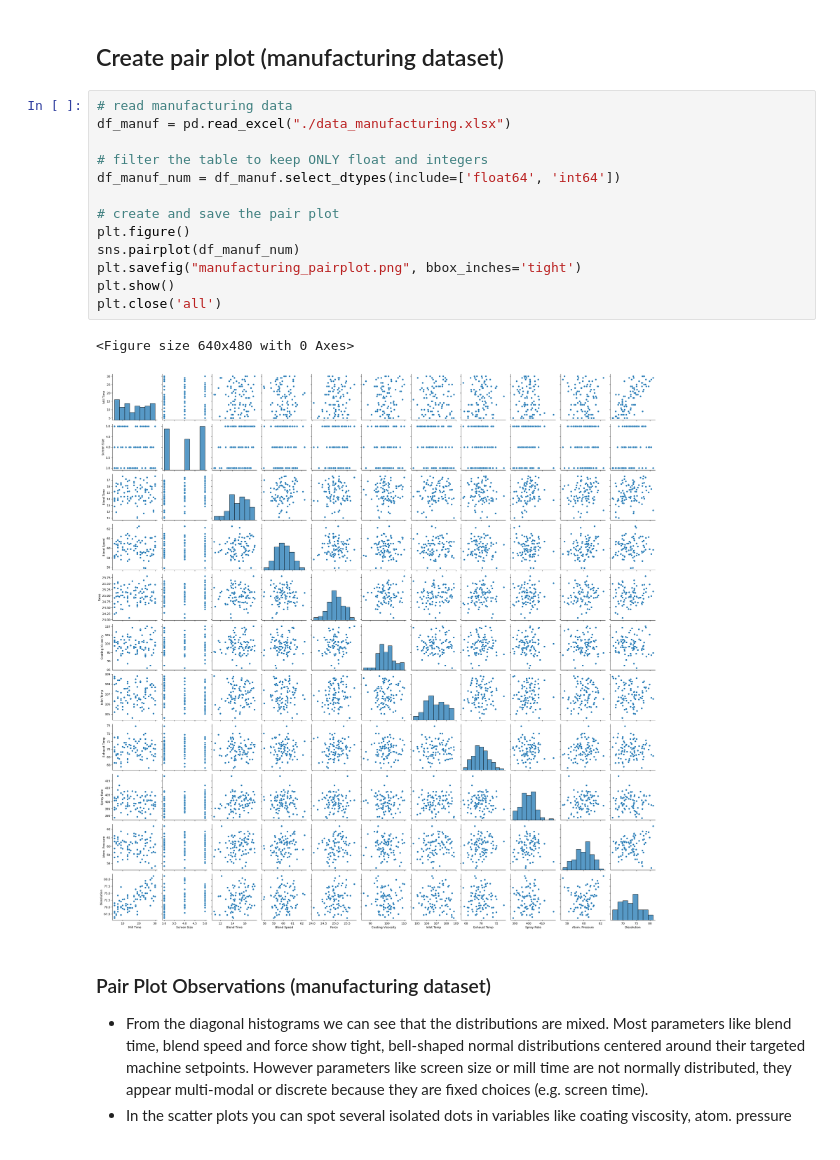
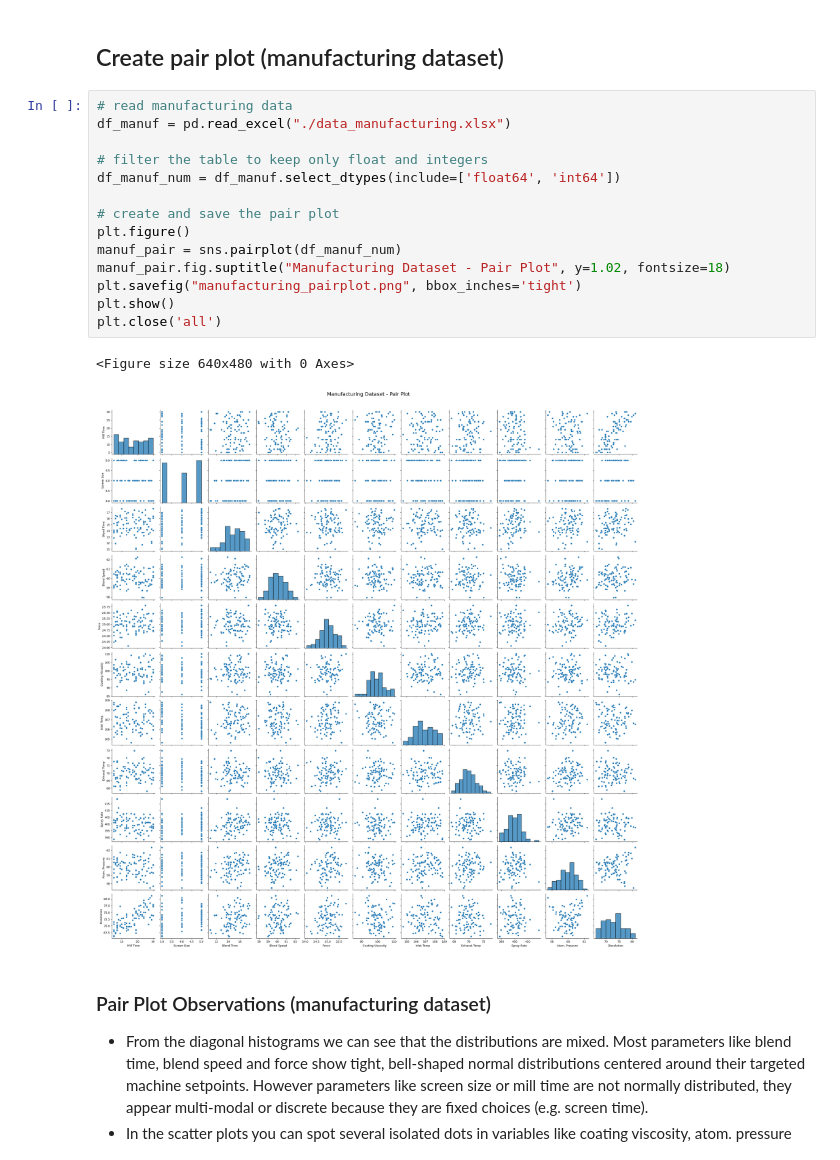
Before and after one commit to Kalleculated/DSiPE, a Jupyter notebook: HA_01/main.ipynb, the cells around one changed output. Drawn from its saved outputs; the diff is of its cells as text.

```diff
--- a/HA_01/main.ipynb
+++ b/HA_01/main.ipynb
@@ -80,19 +81,20 @@ The Relationships follow thermodynamic curves. These curves are not straight lin
 # %%
 # read manufacturing data
 df_manuf = pd.read_excel("./data_manufacturing.xlsx")
 
-# filter the table to keep ONLY float and integers
+# filter the table to keep only float and integers
 df_manuf_num = df_manuf.select_dtypes(include=['float64', 'int64'])
 
 # create and save the pair plot
 plt.figure()
-sns.pairplot(df_manuf_num)
+manuf_pair = sns.pairplot(df_manuf_num)
+manuf_pair.fig.suptitle("Manufacturing Dataset - Pair Plot", y=1.02, fontsize=18)
 plt.savefig("manufacturing_pairplot.png", bbox_inches='tight')
 plt.show()
 plt.close('all')
 # %% [output]
 <Figure size 640x480 with 0 Axes>
-[figure, old version]
+[figure, new version]
 # %% [markdown]
 ### Pair Plot Observations (manufacturing dataset)
 
```
Also changed, not shown: parts of 2 cells of this notebook, 2 other files.
